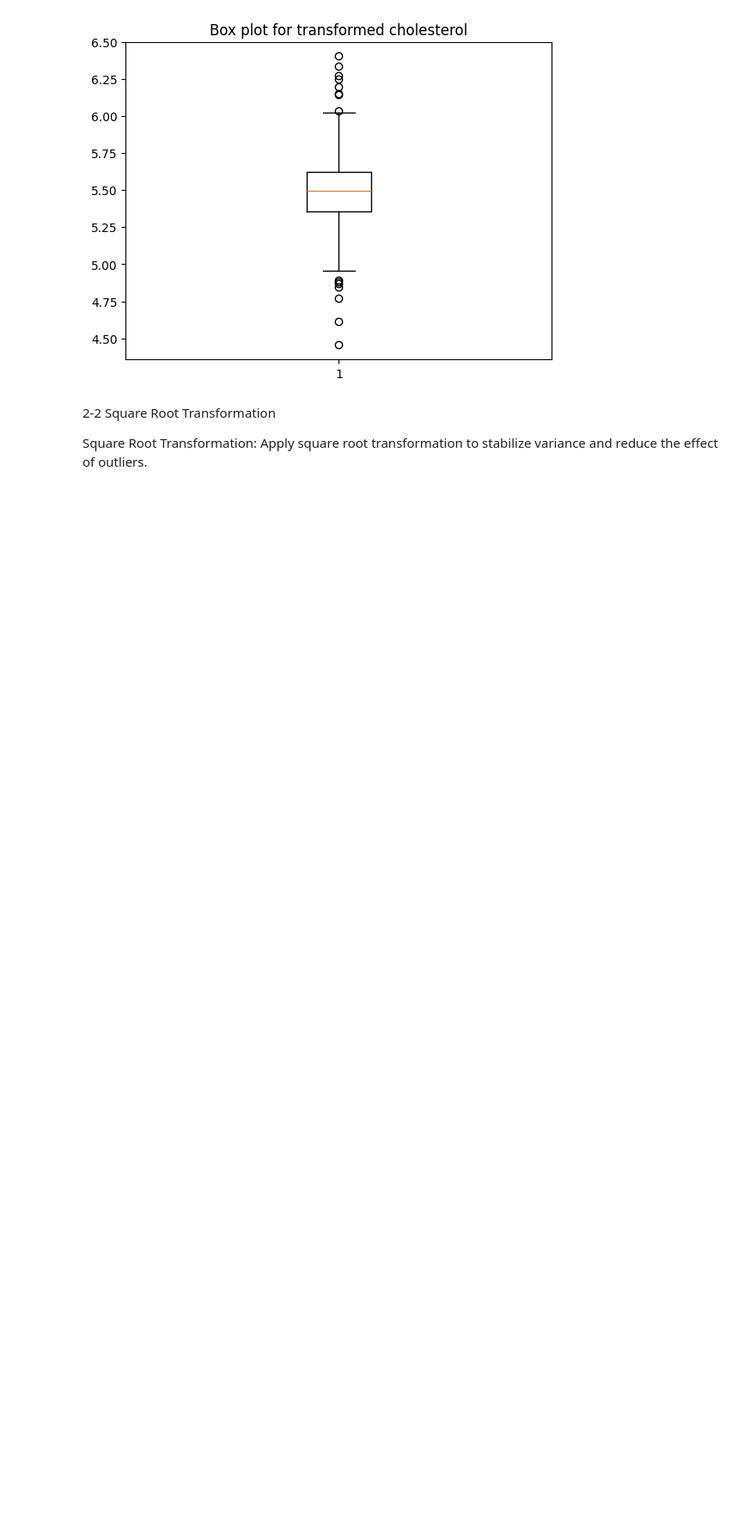
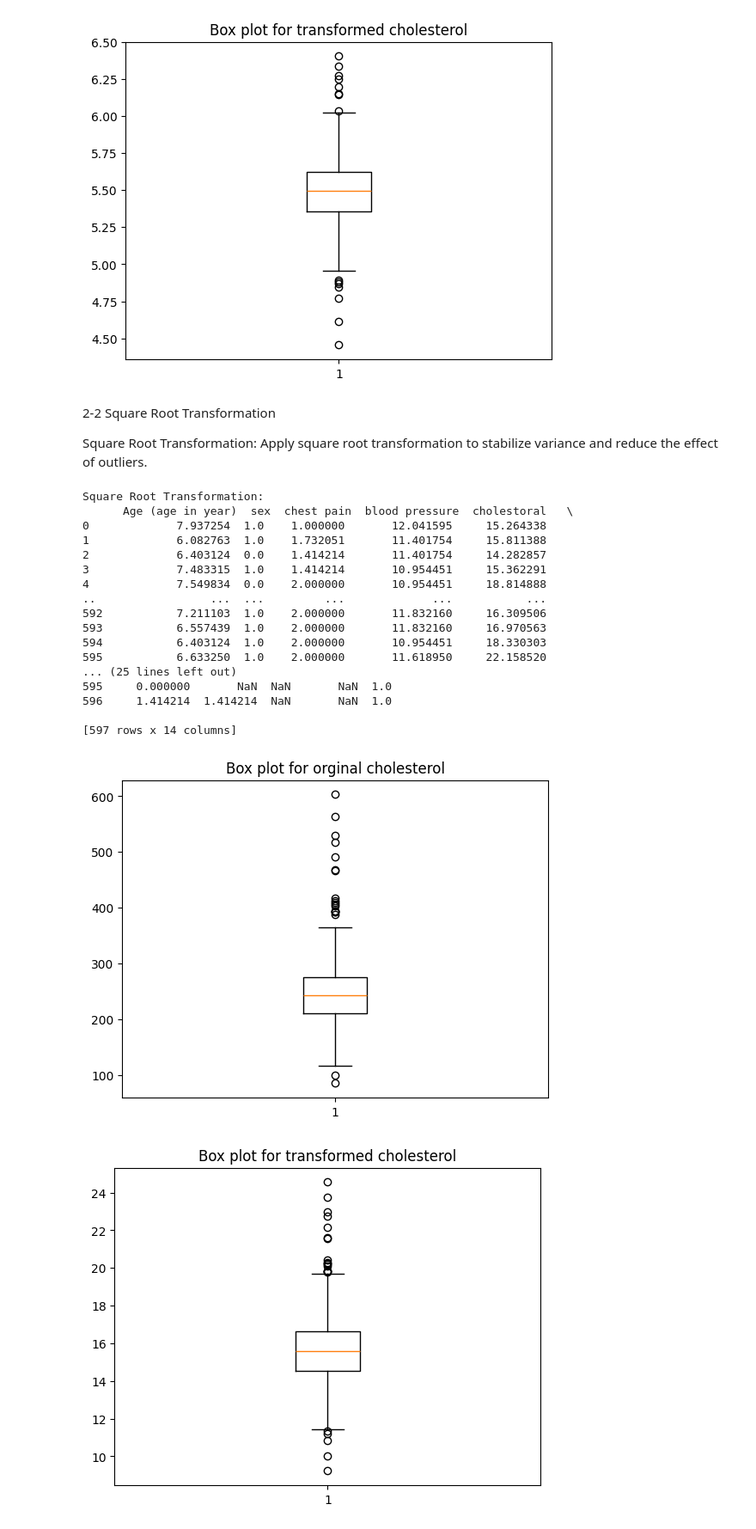
Before and after one commit to majidgolbaz/Heart-Failure-Prediction, a Jupyter notebook: Pre-Processing/outlierHandelling.ipynb, the cells around one changed output. Shown at 86% size. Saved outputs shown, nothing was run; the diff lists cells and outputs as text; code cells hidden in the pictures; blank space fills up the shorter version.

Commit message:
[ADD-MGO] add box cox and square root transform method

```diff
--- a/Pre-Processing/outlierHandelling.ipynb
+++ b/Pre-Processing/outlierHandelling.ipynb
@@ -136,3 +136,42 @@ Log Transformation:
 2-2 Square Root Transformation
 
 Square Root Transformation: Apply square root transformation to stabilize variance and reduce the effect of outliers.
+# %%
+import numpy as np
+import matplotlib.pyplot as plt
+
+df_square_root = df.copy()
+df_square_root['cholestoral '] = df_square_root['cholestoral '].fillna(df_square_root['cholestoral '].median())
+
+df_sqrt_transformed = df_square_root.apply(np.sqrt)
+print("Square Root Transformation:\n", df_sqrt_transformed)
+
+#box plot for orginal data
+plt.boxplot(df_square_root['cholestoral '])
+plt.title("Box plot for orginal cholesterol")
+plt.show()
+
+#box plot for transformed data
+plt.boxplot(df_sqrt_transformed['cholestoral '])
+plt.title("Box plot for transformed cholesterol")
+plt.show()
+# %% [output]
+Square Root Transformation:
+      Age (age in year)  sex  chest pain  blood pressure  cholestoral   \
+0             7.937254  1.0    1.000000       12.041595     15.264338
+1             6.082763  1.0    1.732051       11.401754     15.811388
+2             6.403124  0.0    1.414214       11.401754     14.282857
+3             7.483315  1.0    1.414214       10.954451     15.362291
+4             7.549834  0.0    2.000000       10.954451     18.814888
+..                 ...  ...         ...             ...           ...
+592           7.211103  1.0    2.000000       11.832160     16.309506
+593           6.557439  1.0    2.000000       11.832160     16.970563
+594           6.403124  1.0    2.000000       10.954451     18.330303
+595           6.633250  1.0    2.000000       11.618950     22.158520
+... (25 lines left out)
+595     0.000000       NaN  NaN       NaN  1.0
+596     1.414214  1.414214  NaN       NaN  1.0
+
+[597 rows x 14 columns]
+[figure, added]
+[figure, added]
```
Also changed, not shown: parts of 2 cells of this notebook.
